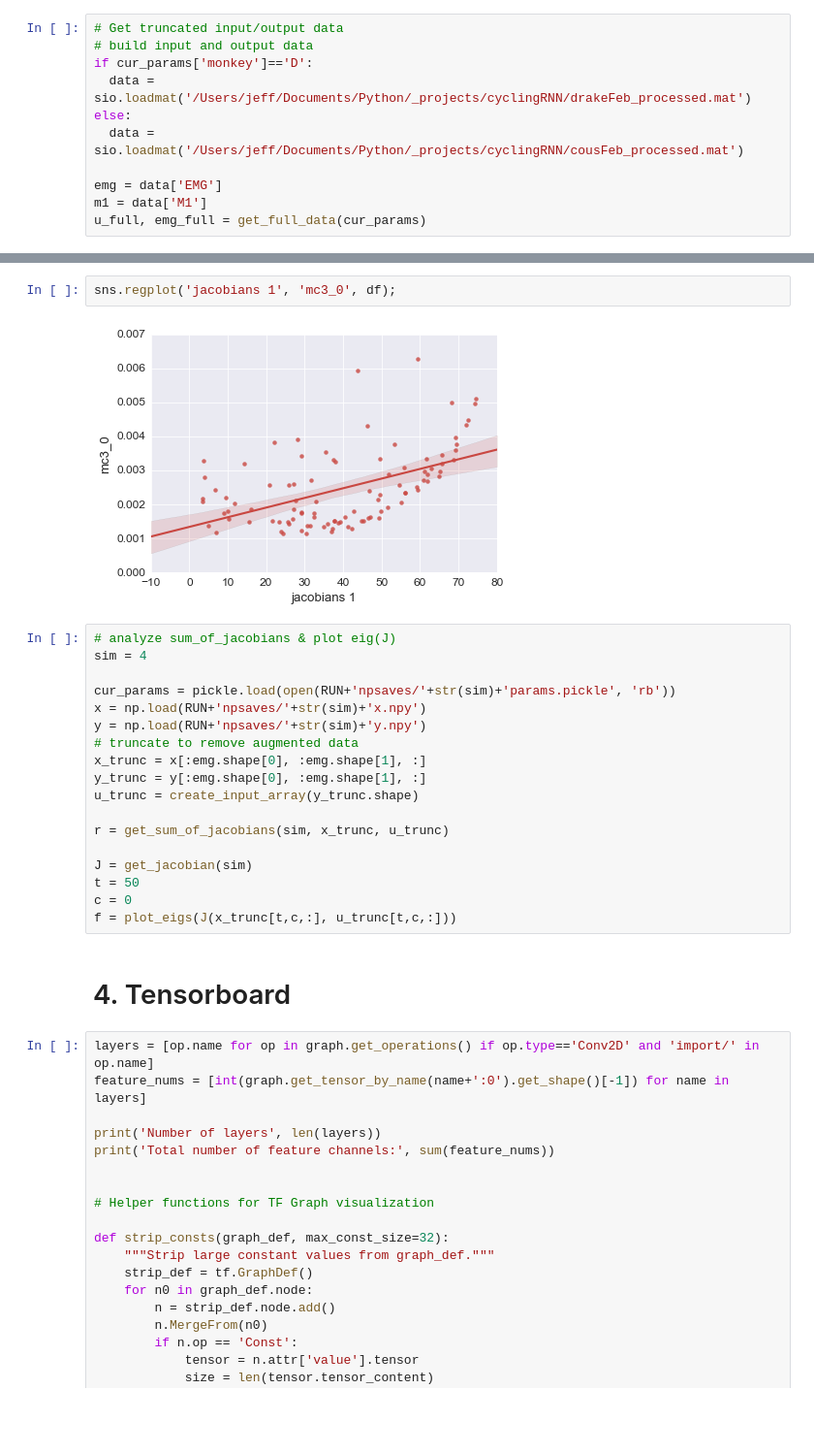
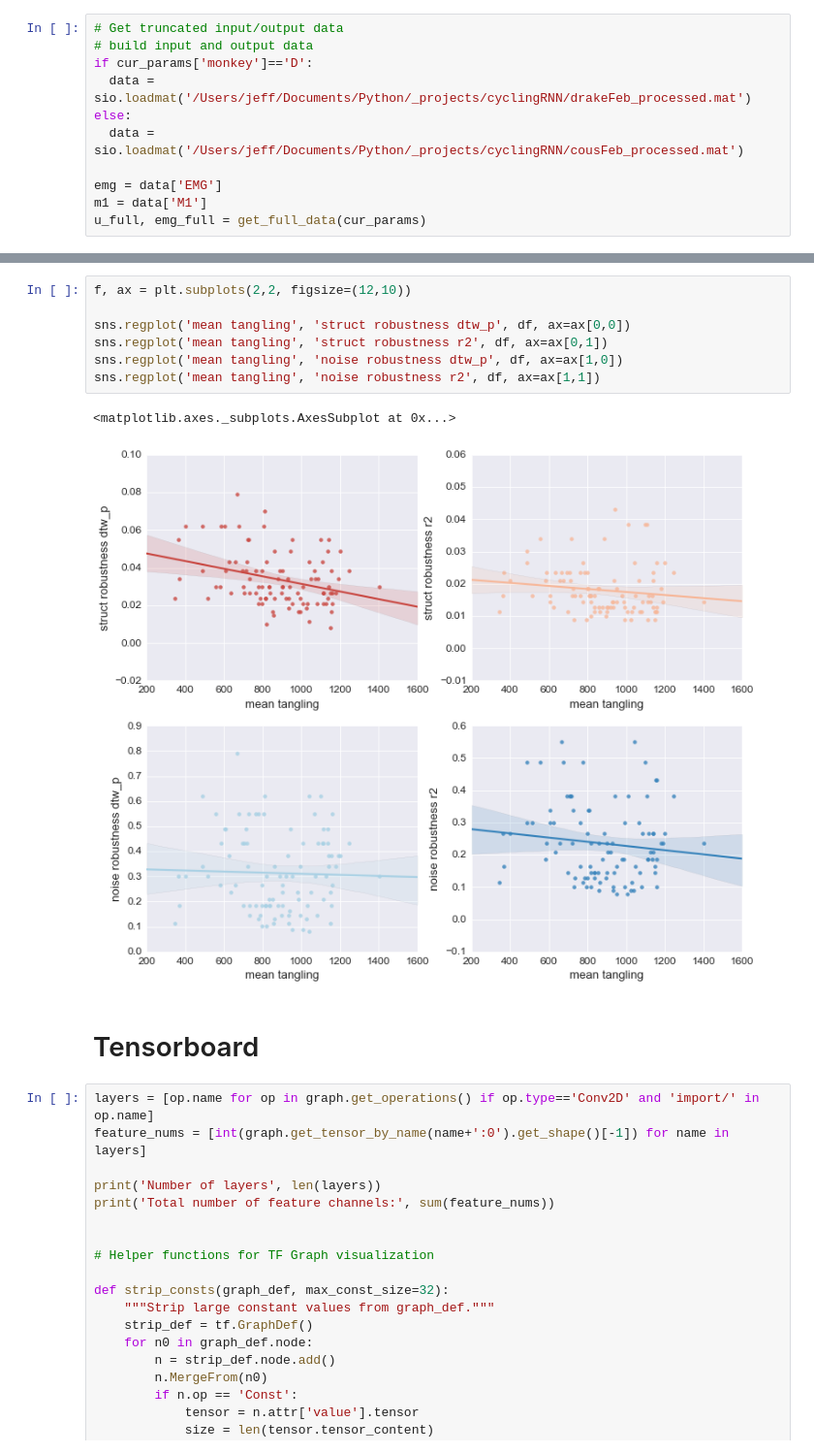
Before and after one commit to jsseely/cyclingRNN, a Jupyter notebook: hyperparameter analysis.ipynb, the cells around one changed output, grey strips where cells are left out. Shown: that part at 97% size. Saved outputs shown, nothing was run; the diff lists cells and outputs as text; blank space fills up the shorter version.

```diff
--- a/hyperparameter analysis.ipynb
+++ b/hyperparameter analysis.ipynb
@@ -750,27 +752,15 @@ sns.regplot('jacobians 2', 'mean tangling', df);
-# %%
-sns.regplot('jacobians 1', 'mc3_0', df);
-# %% [output]
-[figure, removed]
-# %%
-# analyze sum_of_jacobians & plot eig(J)
-sim = 4
-
-cur_params = pickle.load(open(RUN+'npsaves/'+str(sim)+'params.pickle', 'rb'))
-x = np.load(RUN+'npsaves/'+str(sim)+'x.npy')
-y = np.load(RUN+'npsaves/'+str(sim)+'y.npy')
-# truncate to remove augmented data
-x_trunc = x[:emg.shape[0], :emg.shape[1], :]
-y_trunc = y[:emg.shape[0], :emg.shape[1], :]
-u_trunc = create_input_array(y_trunc.shape)
-
-r = get_sum_of_jacobians(sim, x_trunc, u_trunc)
-
-J = get_jacobian(sim)
-t = 50
-c = 0
-f = plot_eigs(J(x_trunc[t,c,:], u_trunc[t,c,:]))
+# %%
+f, ax = plt.subplots(2,2, figsize=(12,10))
+
+sns.regplot('mean tangling', 'struct robustness dtw_p', df, ax=ax[0,0])
+sns.regplot('mean tangling', 'struct robustness r2', df, ax=ax[0,1])
+sns.regplot('mean tangling', 'noise robustness dtw_p', df, ax=ax[1,0])
+sns.regplot('mean tangling', 'noise robustness r2', df, ax=ax[1,1])
+# %% [output]
+<matplotlib.axes._subplots.AxesSubplot at 0x...>
+[figure, added]
 # %% [markdown]
-# 4. Tensorboard
+# Tensorboard
 # %%
 layers = [op.name for op in graph.get_operations() if op.type=='Conv2D' and 'import/' in op.name]
 feature_nums = [int(graph.get_tensor_by_name(name+':0').get_shape()[-1]) for name in layers]
```
Also changed, not shown: parts of 25 cells of this notebook, 3 other files.
